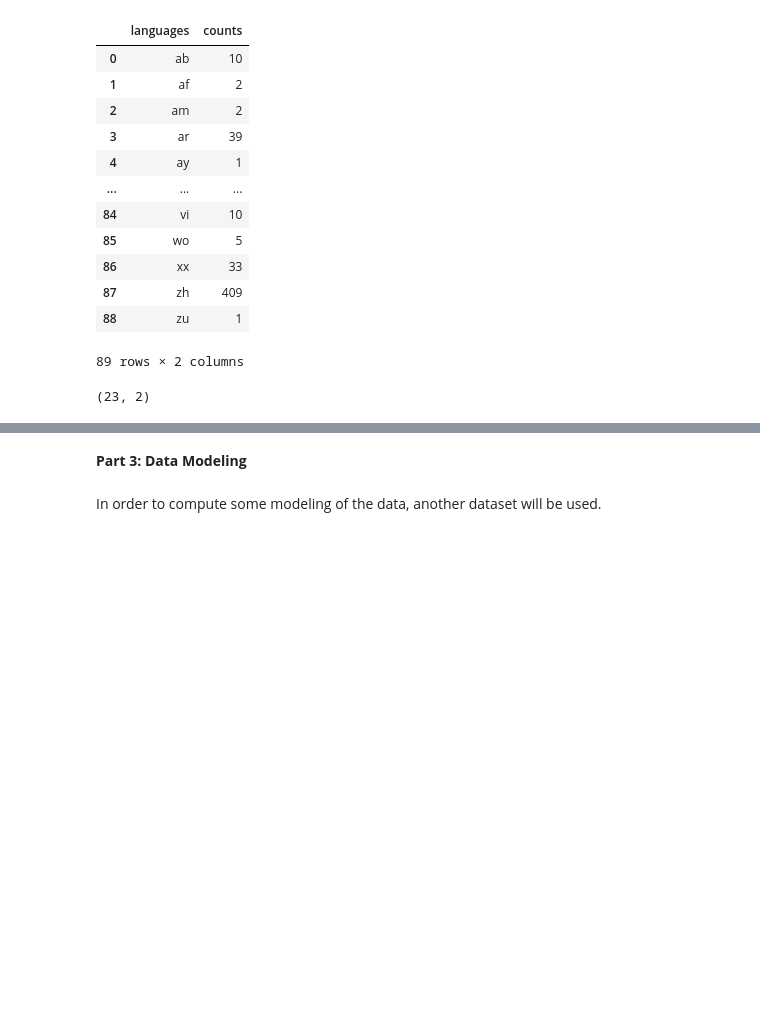
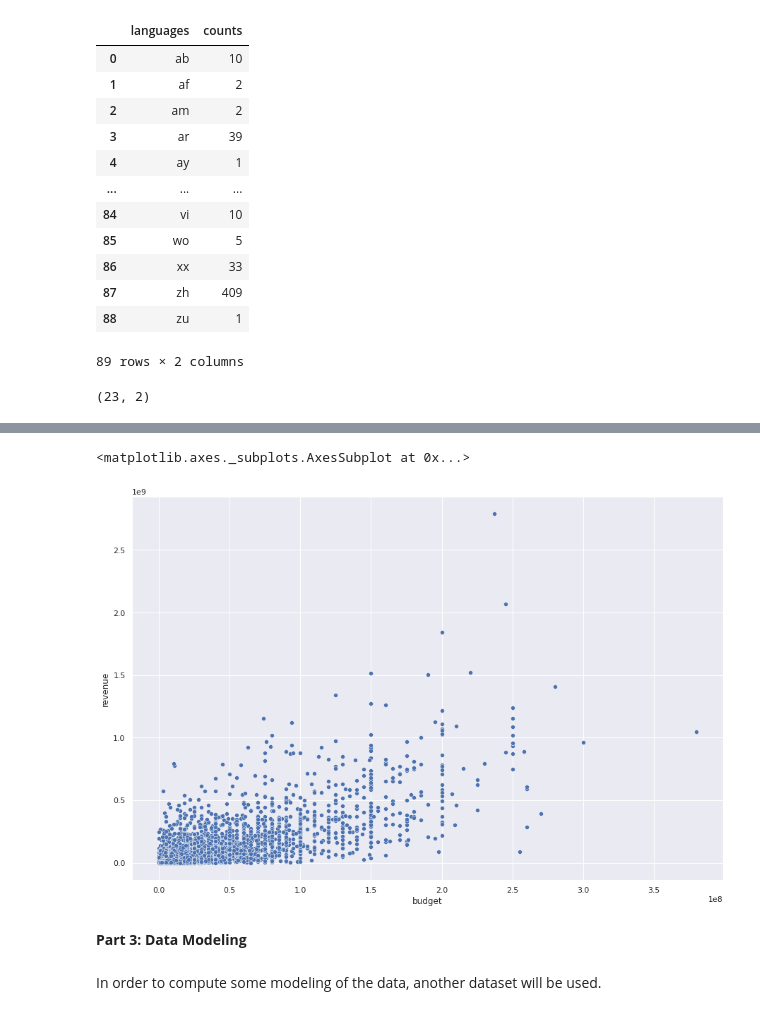
Before and after one commit to cleziac/Programming-Project, a Jupyter notebook: ds_programming_project.ipynb, the cells around one changed output, grey strips where cells are left out. Cells and saved outputs as stored; diff of their text form; code cells hidden in the pictures; blank space fills up the shorter version.

```diff
--- a/ds_programming_project.ipynb
+++ b/ds_programming_project.ipynb
@@ -421,0 +405,5 @@ Is there a relation between genre and budget?
+# %%
+genre_revenue = pd.merge(genre, revenue, left_index=True, right_index=True)
+genre_revenue.head()
+genre_revenue_budget = pd.merge(genre_revenue, budget, left_index=True, right_index=True)
+genre_revenue_budget.head()
@@ -421,0 +419,5 @@ Is there a relation between genre and budget?
+# %%
+genre_revenue_budget = genre_revenue_budget[genre_revenue_budget.budget != 0.0]
+genre_revenue_budget = genre_revenue_budget[genre_revenue_budget.revenue != 0.0]
+
+genre_revenue_budget
@@ -422,3 +438,8 @@ Is there a relation between genre and budget?
+# %%
+sns.scatterplot(x = genre_revenue_budget.budget, y = genre_revenue_budget.revenue)
+# %% [output]
+<matplotlib.axes._subplots.AxesSubplot at 0x...>
+[figure, added]
 # %% [markdown]
 **Part 3: Data Modeling**
 # %% [markdown]
```
Also changed, not shown: parts of 57 cells of this notebook.
